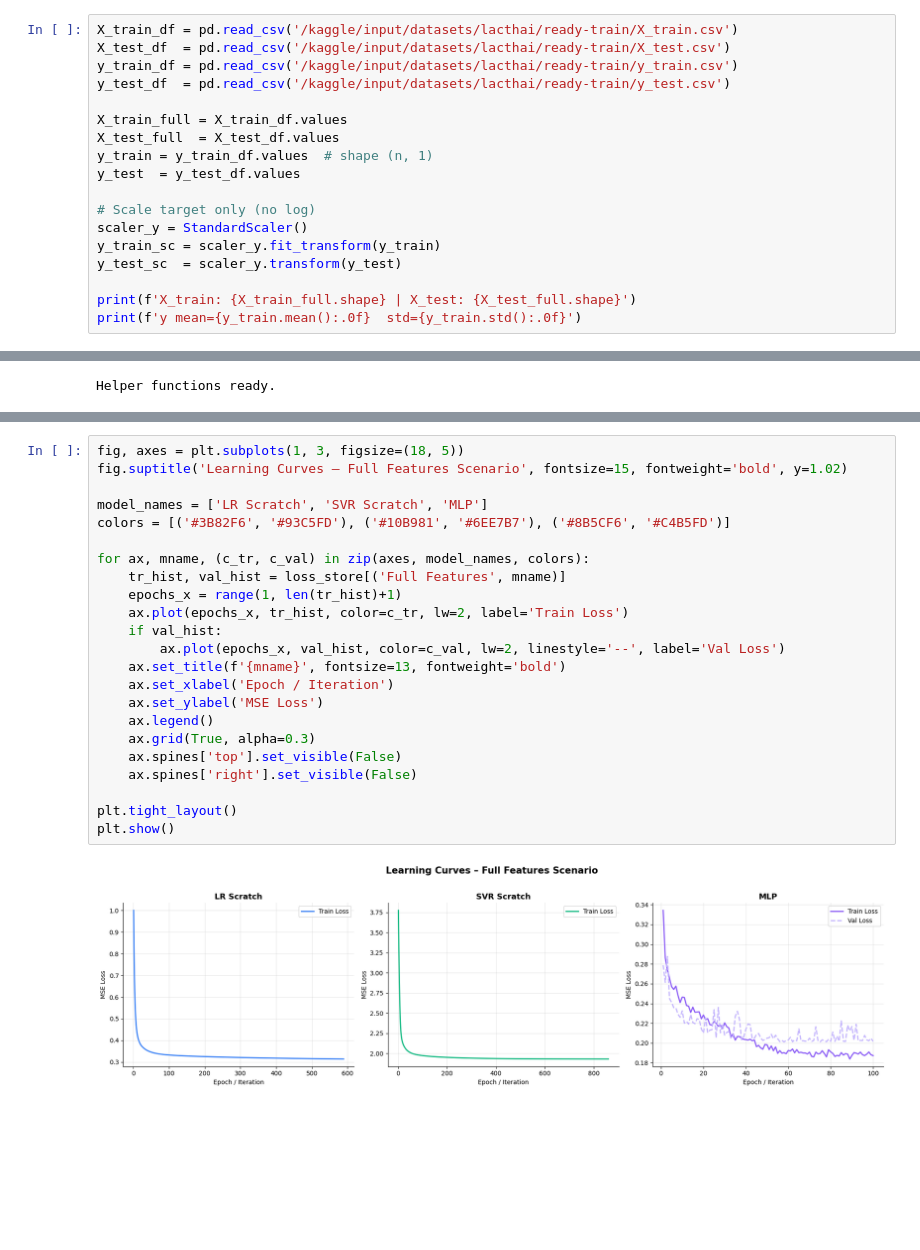
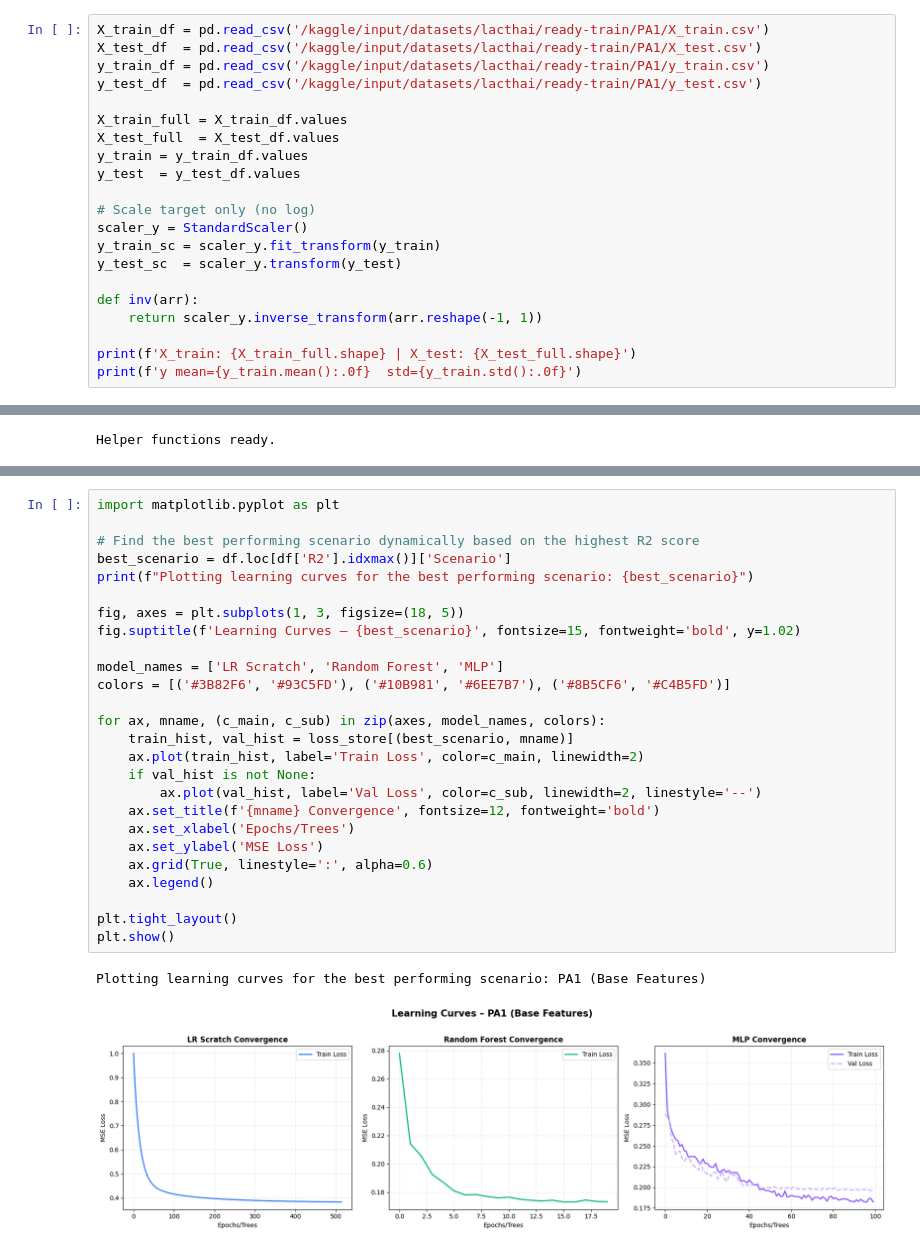
Before and after one commit to lacthui06/Lab-ML, a Jupyter notebook: lab4/modeling/modeling_kaggle.ipynb, the cells around one changed output, grey strips where cells are left out. Cells and saved outputs as stored; diff of their text form; blank space fills up the shorter version.

```diff
--- a/lab4/modeling/modeling_kaggle.ipynb
+++ b/lab4/modeling/modeling_kaggle.ipynb
@@ -18,12 +36,12 @@ device = torch.device('cuda' if torch.cuda.is_available() else 'cpu')
 # %%
-X_train_df = pd.read_csv('/kaggle/input/datasets/lacthai/ready-train/X_train.csv')
-X_test_df  = pd.read_csv('/kaggle/input/datasets/lacthai/ready-train/X_test.csv')
-y_train_df = pd.read_csv('/kaggle/input/datasets/lacthai/ready-train/y_train.csv')
-y_test_df  = pd.read_csv('/kaggle/input/datasets/lacthai/ready-train/y_test.csv')
+X_train_df = pd.read_csv('/kaggle/input/datasets/lacthai/ready-train/PA1/X_train.csv')
+X_test_df  = pd.read_csv('/kaggle/input/datasets/lacthai/ready-train/PA1/X_test.csv')
+y_train_df = pd.read_csv('/kaggle/input/datasets/lacthai/ready-train/PA1/y_train.csv')
+y_test_df  = pd.read_csv('/kaggle/input/datasets/lacthai/ready-train/PA1/y_test.csv')
 
 X_train_full = X_train_df.values
 X_test_full  = X_test_df.values
-y_train = y_train_df.values  # shape (n, 1)
+y_train = y_train_df.values
 y_test  = y_test_df.values
 
 # Scale target only (no log)
@@ -31,6 +49,9 @@ scaler_y = StandardScaler()
 y_train_sc = scaler_y.fit_transform(y_train)
 y_test_sc  = scaler_y.transform(y_test)
 
+def inv(arr):
+    return scaler_y.inverse_transform(arr.reshape(-1, 1))
+
 print(f'X_train: {X_train_full.shape} | X_test: {X_test_full.shape}')
 print(f'y mean={y_train.mean():.0f}  std={y_train.std():.0f}')
 # %% [output]
@@ -515,25 +638,29 @@ Epoch [9/20], Train Loss: 0.2409, Validation Loss: 0.2260, Validation R²: 0.77
 # %%
+import matplotlib.pyplot as plt
+
+# Find the best performing scenario dynamically based on the highest R2 score
+best_scenario = df.loc[df['R2'].idxmax()]['Scenario']
+print(f"Plotting learning curves for the best performing scenario: {best_scenario}")
+
 fig, axes = plt.subplots(1, 3, figsize=(18, 5))
-fig.suptitle('Learning Curves – Full Features Scenario', fontsize=15, fontweight='bold', y=1.02)
+fig.suptitle(f'Learning Curves – {best_scenario}', fontsize=15, fontweight='bold', y=1.02)
 
-model_names = ['LR Scratch', 'SVR Scratch', 'MLP']
+model_names = ['LR Scratch', 'Random Forest', 'MLP']
 colors = [('#3B82F6', '#93C5FD'), ('#10B981', '#6EE7B7'), ('#8B5CF6', '#C4B5FD')]
 
-for ax, mname, (c_tr, c_val) in zip(axes, model_names, colors):
-    tr_hist, val_hist = loss_store[('Full Features', mname)]
-    epochs_x = range(1, len(tr_hist)+1)
-    ax.plot(epochs_x, tr_hist, color=c_tr, lw=2, label='Train Loss')
-    if val_hist:
-        ax.plot(epochs_x, val_hist, color=c_val, lw=2, linestyle='--', label='Val Loss')
-    ax.set_title(f'{mname}', fontsize=13, fontweight='bold')
-    ax.set_xlabel('Epoch / Iteration')
+for ax, mname, (c_main, c_sub) in zip(axes, model_names, colors):
+    train_hist, val_hist = loss_store[(best_scenario, mname)]
+    ax.plot(train_hist, label='Train Loss', color=c_main, linewidth=2)
+    if val_hist is not None:
+        ax.plot(val_hist, label='Val Loss', color=c_sub, linewidth=2, linestyle='--')
+    ax.set_title(f'{mname} Convergence', fontsize=12, fontweight='bold')
+    ax.set_xlabel('Epochs/Trees')
     ax.set_ylabel('MSE Loss')
+    ax.grid(True, linestyle=':', alpha=0.6)
     ax.legend()
-    ax.grid(True, alpha=0.3)
-    ax.spines['top'].set_visible(False)
-    ax.spines['right'].set_visible(False)
 
 plt.tight_layout()
 plt.show()
 # %% [output]
+Plotting learning curves for the best performing scenario: PA1 (Base Features)
-[figure, old version]
+[figure, new version]
```
Also changed, not shown: parts of 13 cells of this notebook, 24 other files.
